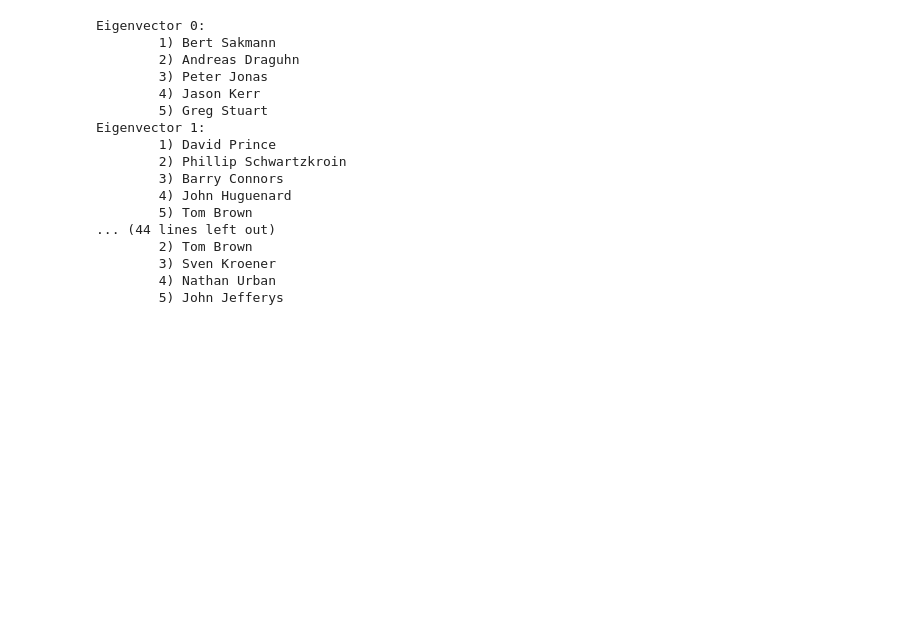
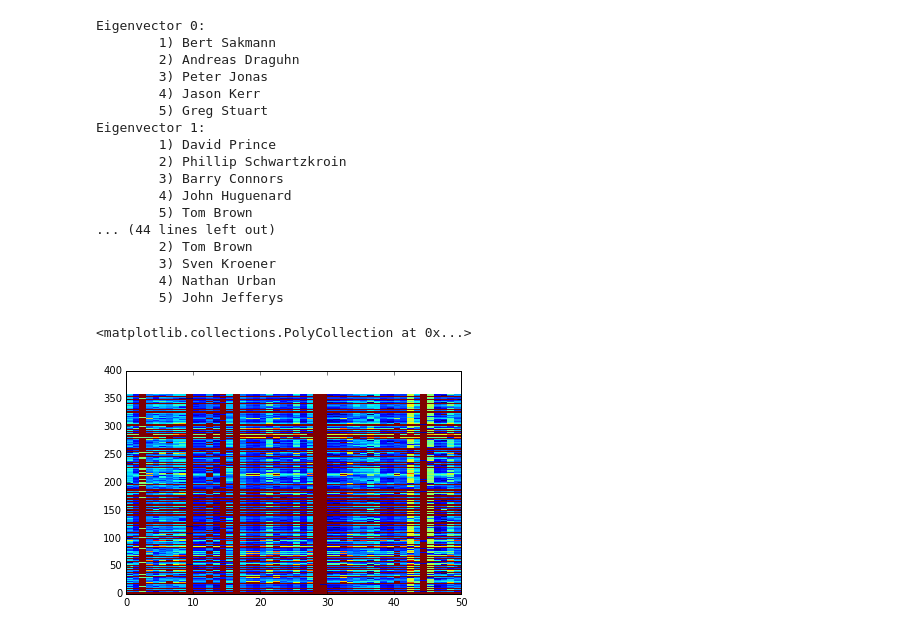
Before and after one commit to neuroelectro/neuroelectro_neurotree, a Jupyter notebook: eigenvectors.ipynb, the cells around one changed output. Cells and saved outputs as stored; diff of their text form; code cells hidden in the pictures; blank space fills up the shorter version.

```diff
--- a/eigenvectors.ipynb
+++ b/eigenvectors.ipynb
@@ -7,6 +7,10 @@ import matplotlib.pyplot as plt
 # Load the NeuroTree distance file.
 with open('dist_mtx.txt','rb') as f:
     dist_data = json.loads(f.read().decode('latin1'))
+
+# Load the NeuroTree fingerprint file.
+with open('fingerprint_mtx.txt','rb') as f:
+    fp_data = json.loads(f.read().decode('latin1'))
 # %%
 # Parse the NeuroTree distance file into a matrix.
 ancestors = list(set([x['p0'] for x in dist_data])) # Extract ancestor list
@@ -84,3 +88,23 @@ Eigenvector 1:
         3) Sven Kroener
         4) Nathan Urban
         5) John Jefferys
+# %%
+# Parse the NeuroTree fingerprint file into a matrix.
+ancestors = list(set([x['p0'] for x in fp_data])) # Extract ancestor list
+regulars = list(set([x['p1'] for x in fp_data])) # Extract list of key nodes
+key_nodes = list(set([x['p2'] for x in fp_data])) # Extract list of key nodes
+n_regulars = len(regulars) # Number of regulars
+n_key_nodes = len(key_nodes) # Number of key nodes
+fp_matrix = np.inf * np.ones((n_regulars,n_key_nodes)) # Matrix of distances, filled with -1 (no path).
+for entry in fp_data: # Iterate over entries in the distance data.
+    p0,p1,p2,d = [entry[i] for i in ['p0','p1','p2','d']]
+    d = np.inf if d=='-1' else int(d)
+    x1 = regulars.index(p1) # Matrix index of individual with id p1.
+    x2 = key_nodes.index(p2) # Matrix index of individual with id p2.
+    fp_matrix[x1,x2] = d # Set distance to d.
+fp_matrix[np.isinf(fp_matrix)] = 30
+# %%
+plt.pcolor(fp_matrix)
+# %% [output]
+<matplotlib.collections.PolyCollection at 0x...>
+[figure, added]
```
Also changed, not shown: parts of 7 cells of this notebook, 4 other files.
